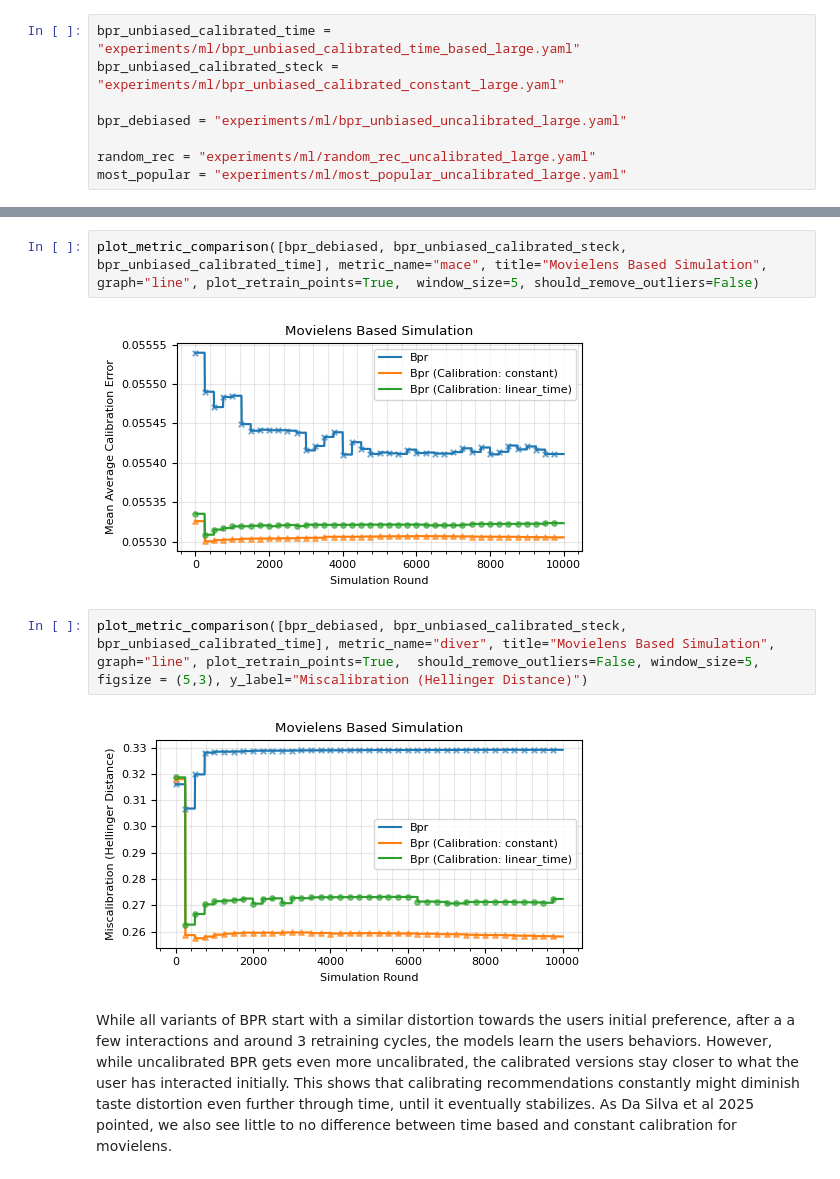
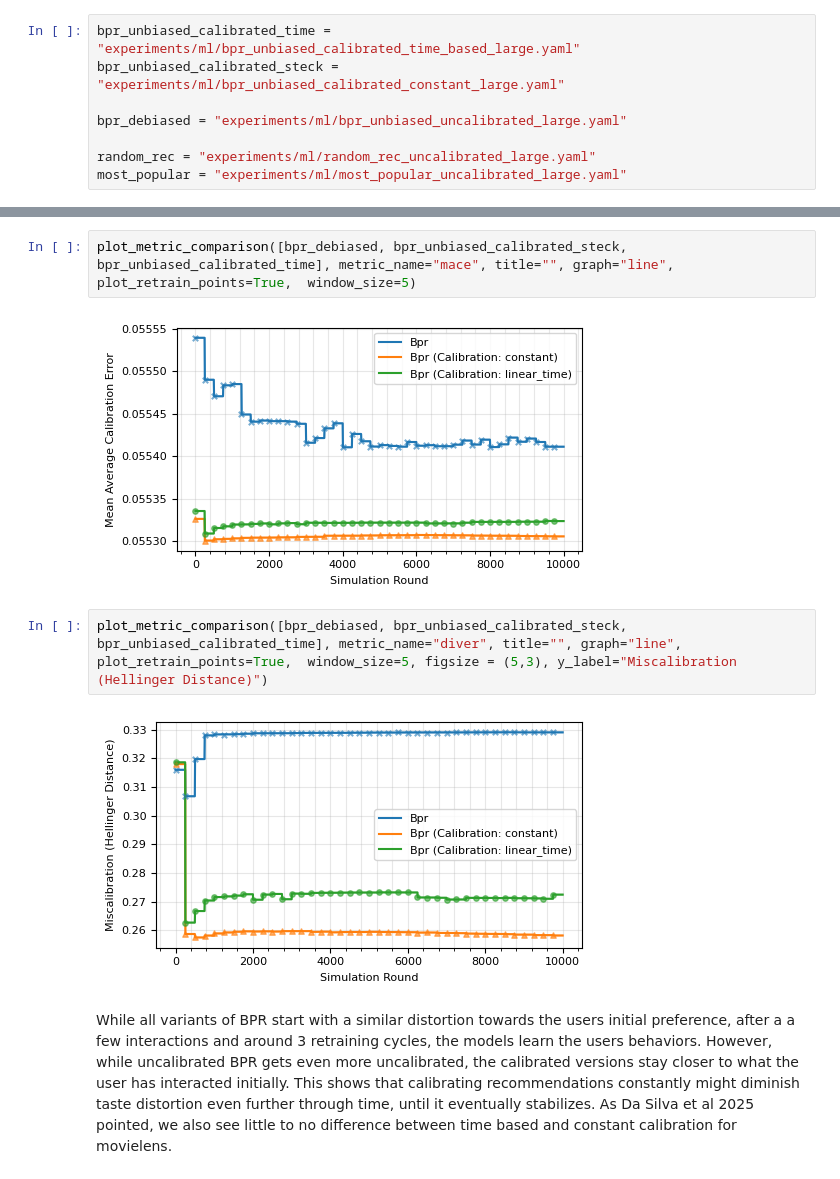
Before and after one commit to caiotda/dynamicTasteDistortion, a Jupyter notebook: movielens_experiments_large.ipynb, the cells around one changed output, grey strips where cells are left out. Drawn from its saved outputs; the diff is of its cells as text.

```diff
--- a/movielens_experiments_large.ipynb
+++ b/movielens_experiments_large.ipynb
@@ -36,11 +19,11 @@ Agora sem o random
 # %%
-plot_metric_comparison([bpr_debiased, bpr_unbiased_calibrated_steck, bpr_unbiased_calibrated_time], metric_name="mace", title="Movielens Based Simulation", graph="line", plot_retrain_points=True,  window_size=5, should_remove_outliers=False)
+plot_metric_comparison([bpr_debiased, bpr_unbiased_calibrated_steck, bpr_unbiased_calibrated_time], metric_name="mace", title="", graph="line", plot_retrain_points=True,  window_size=5)
 # %% [output]
-[figure, old version]
+[figure, new version]
 # %%
-plot_metric_comparison([bpr_debiased, bpr_unbiased_calibrated_steck, bpr_unbiased_calibrated_time], metric_name="diver", title="Movielens Based Simulation", graph="line", plot_retrain_points=True,  should_remove_outliers=False, window_size=5, figsize = (5,3), y_label="Miscalibration (Hellinger Distance)")
+plot_metric_comparison([bpr_debiased, bpr_unbiased_calibrated_steck, bpr_unbiased_calibrated_time], metric_name="diver", title="", graph="line", plot_retrain_points=True,  window_size=5, figsize = (5,3), y_label="Miscalibration (Hellinger Distance)")
 # %% [output]
-[figure, old version]
+[figure, new version]
 # %% [markdown]
 While all variants of BPR start with a similar distortion towards the users initial preference, after a a few interactions and around 3 retraining cycles, the models learn the users behaviors. However, while uncalibrated BPR gets even more uncalibrated, the calibrated versions stay closer to what the user has interacted initially. This shows that calibrating recommendations constantly might diminish taste distortion even further through time, until it eventually stabilizes. As Da Silva et al 2025 pointed, we also see little to no difference between time based and constant calibration for movielens.
 # %% [markdown]
```
Also changed, not shown: parts of 9 cells of this notebook, 34 other files.
